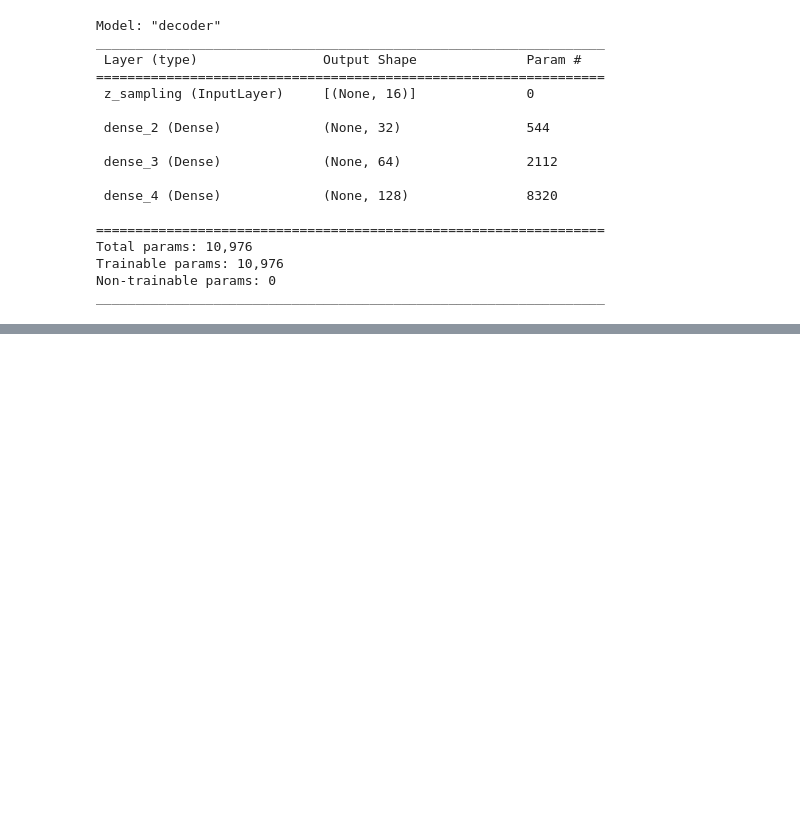
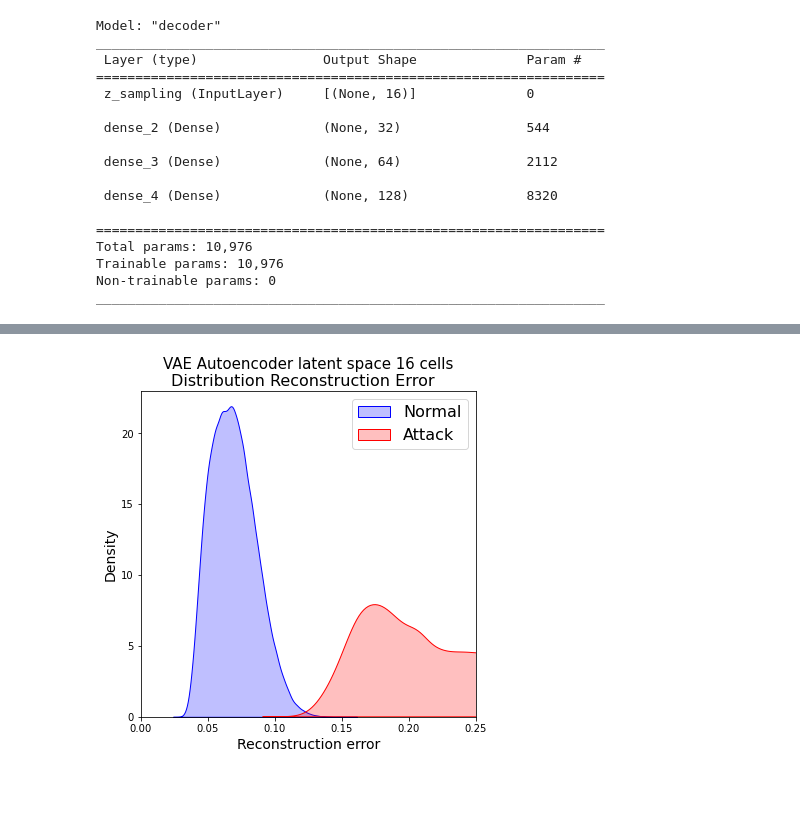
Before and after one commit to castorgit/Autoencoders, a Jupyter notebook: VAE_Ele_Syn_16_v02.ipynb, the cells around one changed output, grey strips where cells are left out. Cells and saved outputs as stored; diff of their text form; code cells hidden in the pictures; blank space fills up the shorter version.

```diff
--- a/VAE_Ele_Syn_16_v02.ipynb
+++ b/VAE_Ele_Syn_16_v02.ipynb
@@ -441,33 +475,35 @@ plt.show()
 # %%
 # === Paper Figure ===
 # Distribución reconstruction error
 latent_space = latent_dim
-plt.rcParams['axes.titley'] = 1.12
+plt.rcParams['axes.titley'] = 1.11
 fig, ax = plt.subplots(nrows=1, ncols=1, figsize=(6, 6))
 sns.kdeplot(
     Normal_error,
     fill    = True,
     ax      = ax,
     label   = 'Normal',
     color   = 'blue'
 )
 sns.kdeplot(
     Attack_error,
     fill    = True,
     ax      = ax,
     label   = 'Attack',
     color   = 'red'
 )
 #sns.rugplot(error_reconstruccion,  ax=ax, color='black')
 plt.suptitle('Distribution Reconstruction Error',y=0.92,
             fontsize=16)
 ax.set_title('VAE Autoencoder latent space '+str(latent_space)+' cells', fontsize=15)
 ax.set_xlabel('Reconstruction error', fontsize = 14);
 ax.set_ylabel('Density',fontsize=14);
 ax.set_xlim(0,0.25)
 plt.legend( fontsize=16)
-plt.savefig(path_figures+'VAE_'+str(latent_space)+'_rea_ele.png', dpi=600)
+plt.savefig(path_figures+'VAE_'+str(latent_space)+'_syn_ele.png', dpi=600)
 plt.show()
+# %% [output]
+[figure, added]
 # %% [markdown]
 ###
 # %%
```
Also changed, not shown: parts of 15 cells of this notebook, 1 other file.
